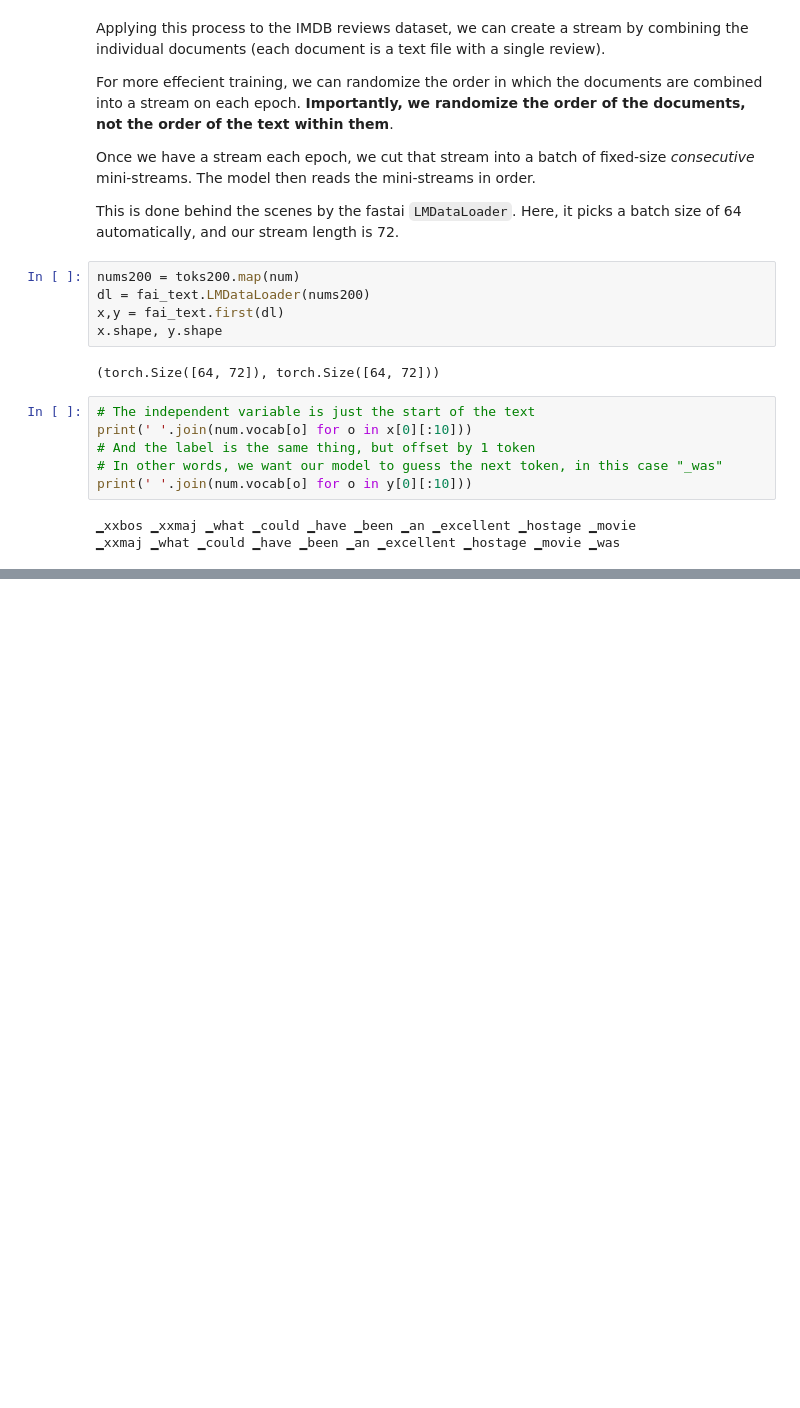
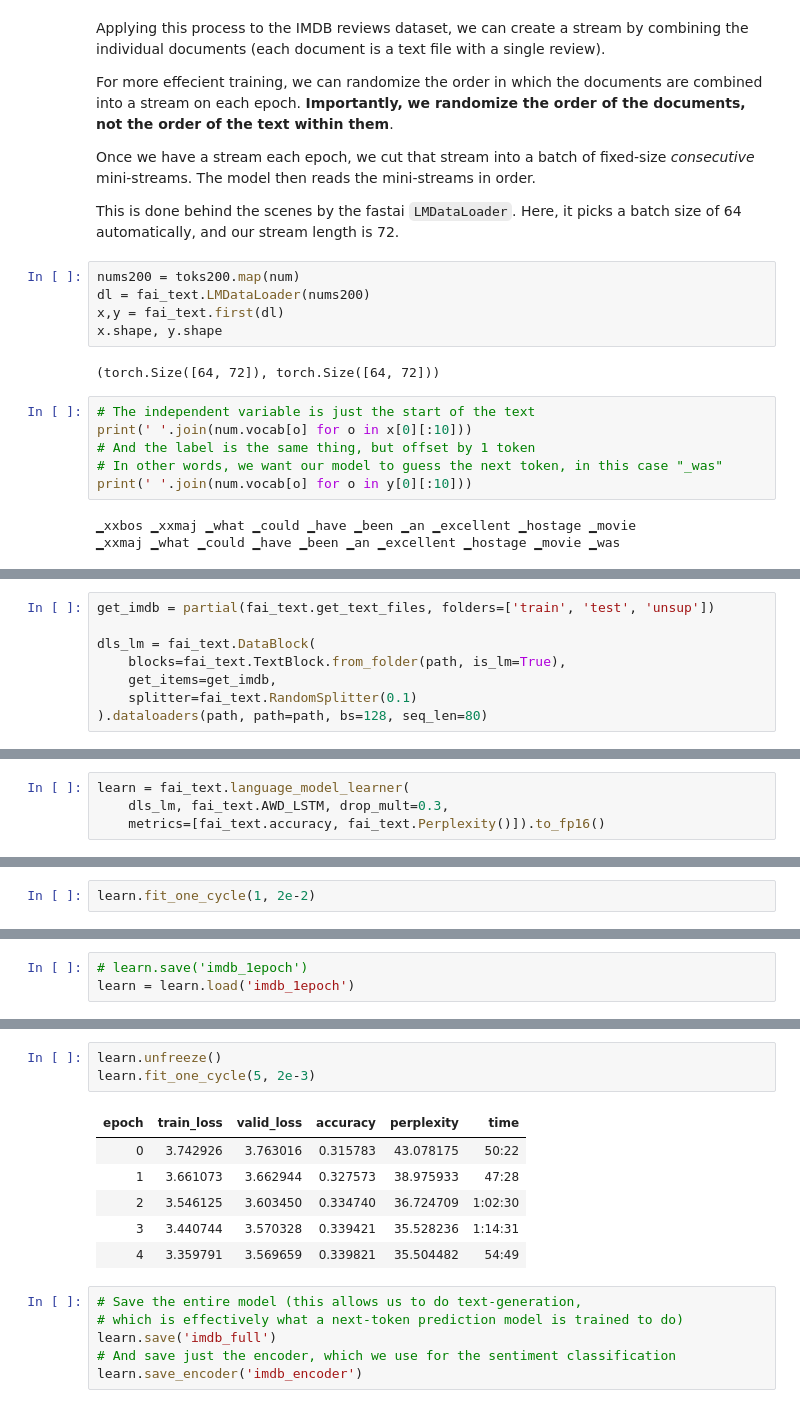
Before and after one commit to Daynil/course22, a Jupyter notebook: 04.5-nlp.ipynb, the cells around one changed output, grey strips where cells are left out. Cells and saved outputs as stored; diff of their text form; blank space fills up the shorter version.

```diff
--- a/04.5-nlp.ipynb
+++ b/04.5-nlp.ipynb
@@ -187,0 +190,8 @@ print(' '.join(num.vocab[o] for o in y[0][:10]))
+# %%
+get_imdb = partial(fai_text.get_text_files, folders=['train', 'test', 'unsup'])
+
+dls_lm = fai_text.DataBlock(
+    blocks=fai_text.TextBlock.from_folder(path, is_lm=True),
+    get_items=get_imdb,
+    splitter=fai_text.RandomSplitter(0.1)
+).dataloaders(path, path=path, bs=128, seq_len=80)
@@ -187,0 +216,4 @@ print(' '.join(num.vocab[o] for o in y[0][:10]))
+# %%
+learn = fai_text.language_model_learner(
+    dls_lm, fai_text.AWD_LSTM, drop_mult=0.3,
+    metrics=[fai_text.accuracy, fai_text.Perplexity()]).to_fp16()
@@ -187,0 +222,2 @@ print(' '.join(num.vocab[o] for o in y[0][:10]))
+# %%
+learn.fit_one_cycle(1, 2e-2)
@@ -187,0 +227,3 @@ print(' '.join(num.vocab[o] for o in y[0][:10]))
+# %%
+# learn.save('imdb_1epoch')
+learn = learn.load('imdb_1epoch')
@@ -187,0 +234,16 @@ print(' '.join(num.vocab[o] for o in y[0][:10]))
+# %%
+learn.unfreeze()
+learn.fit_one_cycle(5, 2e-3)
+# %% [output]
+| epoch | train_loss | valid_loss | accuracy | perplexity | time |
+| 0 | 3.742926 | 3.763016 | 0.315783 | 43.078175 | 50:22 |
+| 1 | 3.661073 | 3.662944 | 0.327573 | 38.975933 | 47:28 |
+| 2 | 3.546125 | 3.603450 | 0.334740 | 36.724709 | 1:02:30 |
+| 3 | 3.440744 | 3.570328 | 0.339421 | 35.528236 | 1:14:31 |
+| 4 | 3.359791 | 3.569659 | 0.339821 | 35.504482 | 54:49 |
+# %%
+# Save the entire model (this allows us to do text-generation,
+# which is effectively what a next-token prediction model is trained to do)
+learn.save('imdb_full')
+# And save just the encoder, which we use for the sentiment classification
+learn.save_encoder('imdb_encoder')
```
Also changed, not shown: parts of 30 cells of this notebook, 4 other files.
